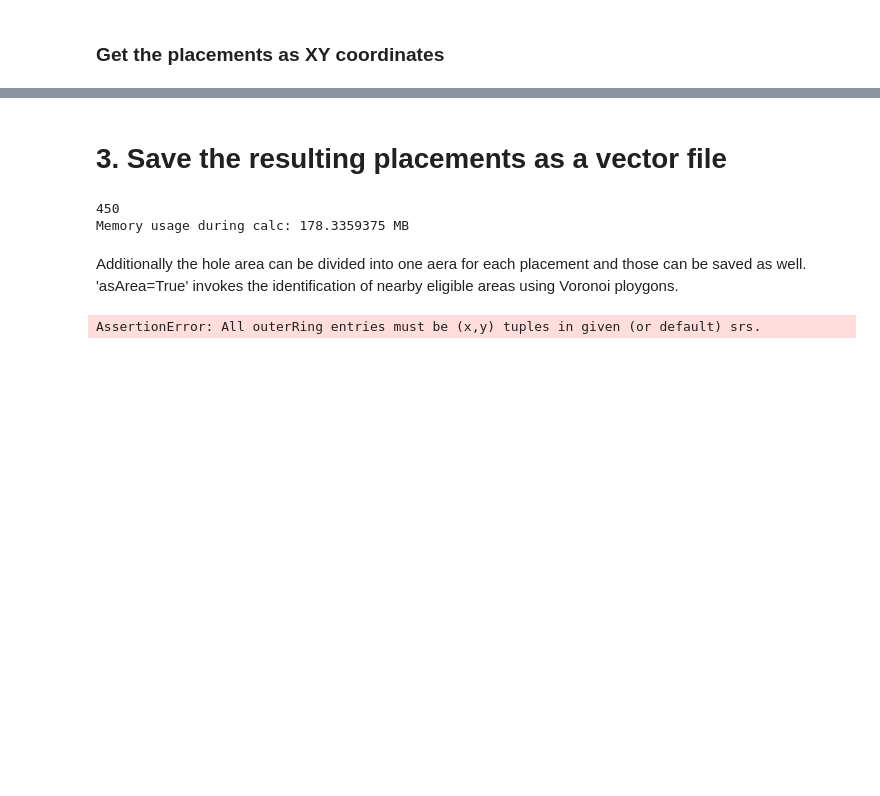
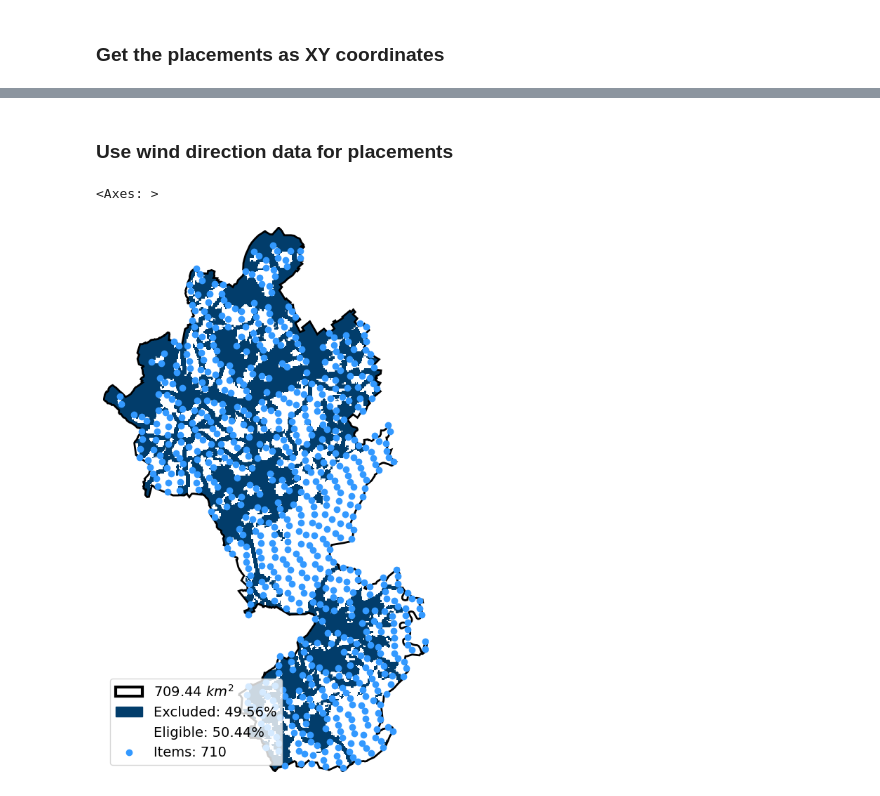
Before and after one commit to FZJ-IEK3-VSA/glaes, a Jupyter notebook: Examples/01_Placement_algorithm_new.ipynb, the cells around one changed output, grey strips where cells are left out. Saved outputs shown, nothing was run; the diff lists cells and outputs as text; code cells hidden in the pictures; blank space fills up the shorter version.

Commit message:
added placement functions to 01_placement_algorithm and revised structure

```diff
--- a/Examples/01_Placement_algorithm_new.ipynb
+++ b/Examples/01_Placement_algorithm_new.ipynb
@@ -112,23 +113,12 @@ print(ec.itemCoords[:5])
-# %% [markdown]
-# 3. Save the resulting placements as a vector file
-# %%
-# reset the ec object again
-ec = copy(ec_backup)
-# do placements with "seperation=(axial, transverse), axialDirection"
-ec.distributeItems(separation=(1200, 600), axialDirection=45, avoidRegionBorders=True, output="tmp/aachen_placements.shp")
-# %% [output]
-450
-Memory usage during calc: 178.3359375 MB
-# %% [markdown]
-Additionally the hole area can be divided into one aera for each placement and those can be saved as well.
-'asArea=True' invokes the identification of nearby eligible areas using Voronoi ploygons.
-# %%
-# reset the ec object again
-ec = copy(ec_backup)
-# do placements, get aligning areas and save areas
-ec.distributeItems(separation=1000, asArea=True, output="tmp/aachen_placement_areas.shp")
-
-# Draw result
-ec.draw()
-# %% [output]
-AssertionError: All outerRing entries must be (x,y) tuples in given (or default) srs.
+# %% [markdown]
+### Use wind direction data for placements
+# %%
+ec.distributeItems(
+    (1400, 600),
+    axialDirection=r"data/ERA5_wind_direction_100m_mean.tiff",
+    outputSRS=gk.srs.EPSG4326 )
+
+ec.draw()
+# %% [output]
+<Axes: >
+[figure, added]
```
Also changed, not shown: parts of 14 cells of this notebook, 8 other files.
